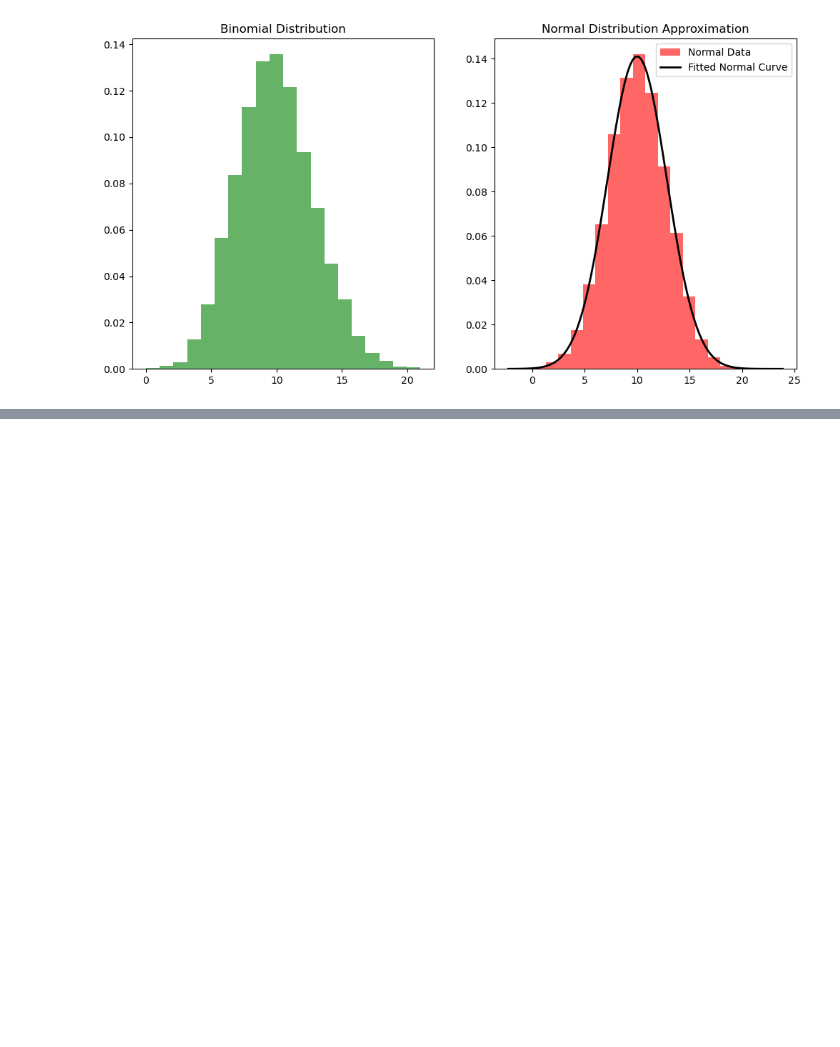
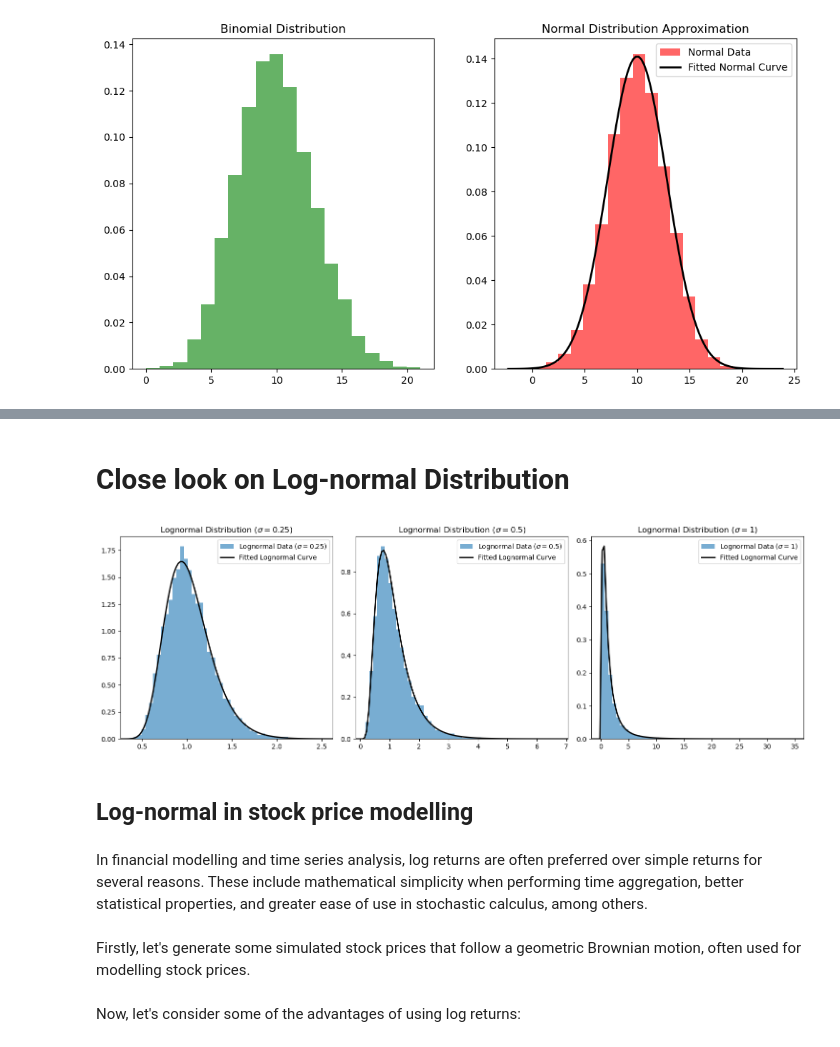
Before and after one commit to Magica-Chen/data-analysis-statistics, a Jupyter notebook: Session4/Lab Note 4.ipynb, the cells around one changed output, grey strips where cells are left out. Saved outputs shown, nothing was run; the diff lists cells and outputs as text; code cells hidden in the pictures; blank space fills up the shorter version.

```diff
--- a/Session4/Lab Note 4.ipynb
+++ b/Session4/Lab Note 4.ipynb
@@ -333,0 +417,42 @@ plt.show()
+# %% [markdown]
+# Close look on Log-normal Distribution
+# %%
+# Set random seed for reproducibility
+np.random.seed(1314)
+
+# Fixed mean for the distributions
+mu = 0
+
+# Different standard deviations to vary skewness
+sigmas = [0.25, 0.5, 1]
+
+# Generate subplots
+fig, axes = plt.subplots(1, len(sigmas), figsize=(15, 5))
+
+# Loop through each sigma value
+for idx, sigma in enumerate(sigmas):
+    # Generate Lognormal data
+    lognormal_data = np.random.lognormal(mean=mu, sigma=sigma, size=10000)
+
+    # Plot the distribution
+    axes[idx].hist(lognormal_data, bins=50, density=True, alpha=0.6, label=f'Lognormal Data ($\\sigma={sigma}$)')
+
+    # Add fitted Lognormal curve
+    xmin, xmax = axes[idx].set_xlim()
+    x = np.linspace(xmin, xmax, 100)
+    pdf = stats.lognorm.pdf(x, sigma, scale=np.exp(mu))
+    axes[idx].plot(x, pdf, 'k', linewidth=2, label='Fitted Lognormal Curve')
+
+    axes[idx].set_title(f'Lognormal Distribution ($\\sigma={sigma}$)')
+    axes[idx].legend()
+
+plt.tight_layout()
+plt.show()
+# %% [output]
+[figure, added]
+# %% [markdown]
+## Log-normal in stock price modelling
+# %% [markdown]
+In financial modelling and time series analysis, log returns are often preferred over simple returns for several reasons. These include mathematical simplicity when performing time aggregation, better statistical properties, and greater ease of use in stochastic calculus, among others.
+# %% [markdown]
+Firstly, let's generate some simulated stock prices that follow a geometric Brownian motion, often used for modelling stock prices.
@@ -333,0 +490,2 @@ plt.show()
+# %% [markdown]
+Now, let's consider some of the advantages of using log returns:
```
Also changed, not shown: parts of 12 cells of this notebook.
